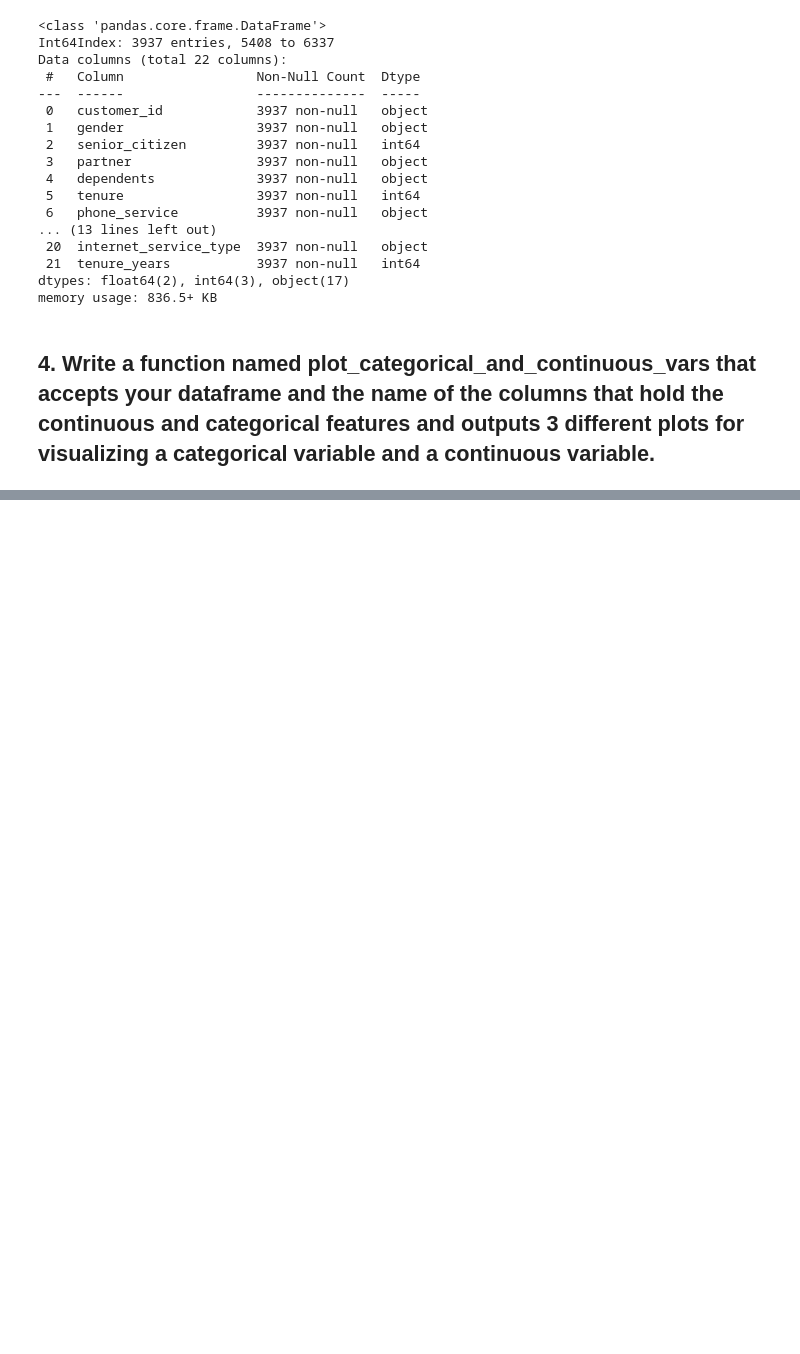
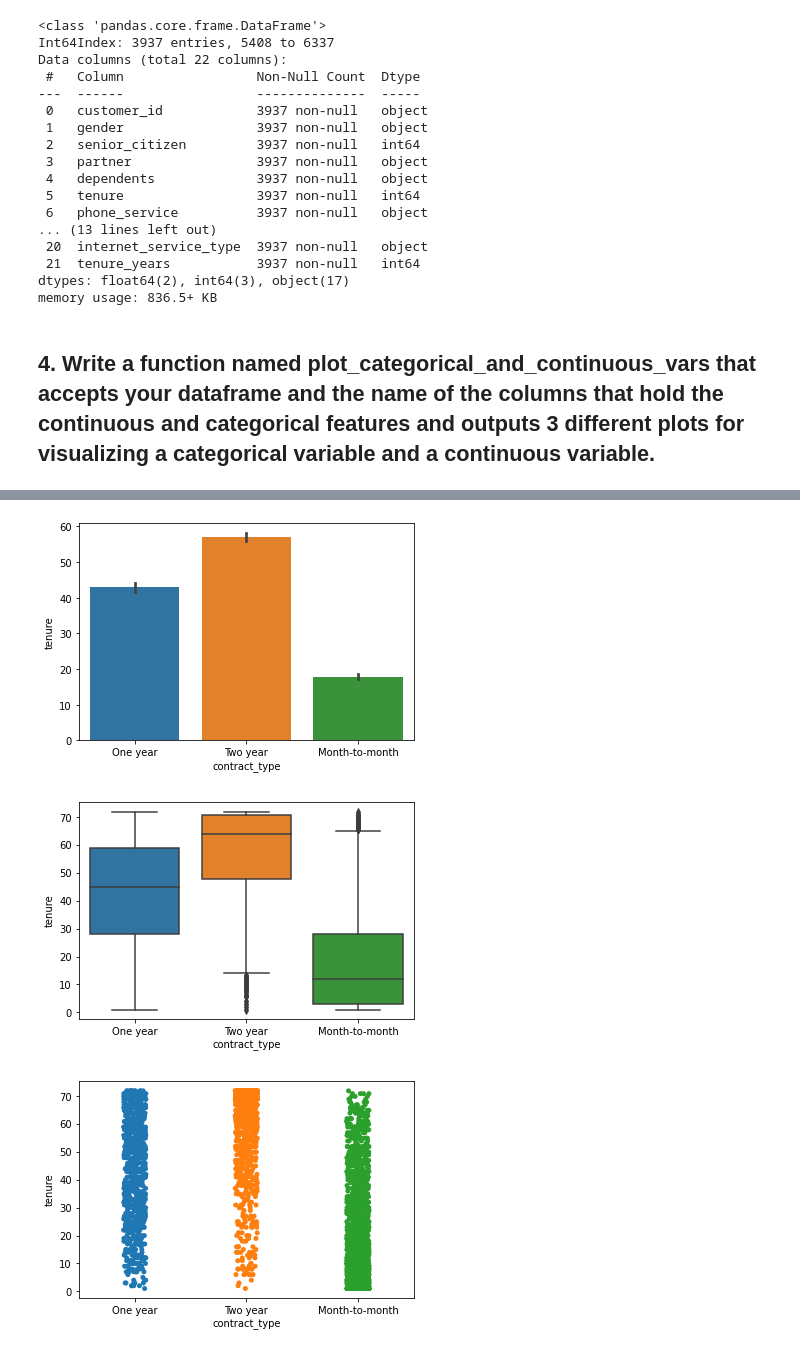
Before and after one commit to kristofer-rivera/regression-exercises, a Jupyter notebook: explore.ipynb, the cells around one changed output, grey strips where cells are left out. Cells and saved outputs as stored; diff of their text form; code cells hidden in the pictures; blank space fills up the shorter version.

```diff
--- a/explore.ipynb
+++ b/explore.ipynb
@@ -133,0 +163,17 @@ memory usage: 836.5+ KB
+# %%
+# Create function with 3 differnt graphs
+
+def plot_categorical_and_continuous_vars(df, cat_var, cont_var):
+    sns.barplot(data=df, y=cont_var, x=cat_var)
+    plt.show()
+    sns.boxplot(data=df, y=cont_var, x=cat_var)
+    plt.show()
+    sns.stripplot(data=df, y=cont_var, x=cat_var)
+    plt.show()
+# %%
+# test function
+plot_categorical_and_continuous_vars(train, 'contract_type', 'tenure')
+# %% [output]
+[figure, added]
+[figure, added]
+[figure, added]
```
Also changed, not shown: parts of 16 cells of this notebook, 1 other file.
